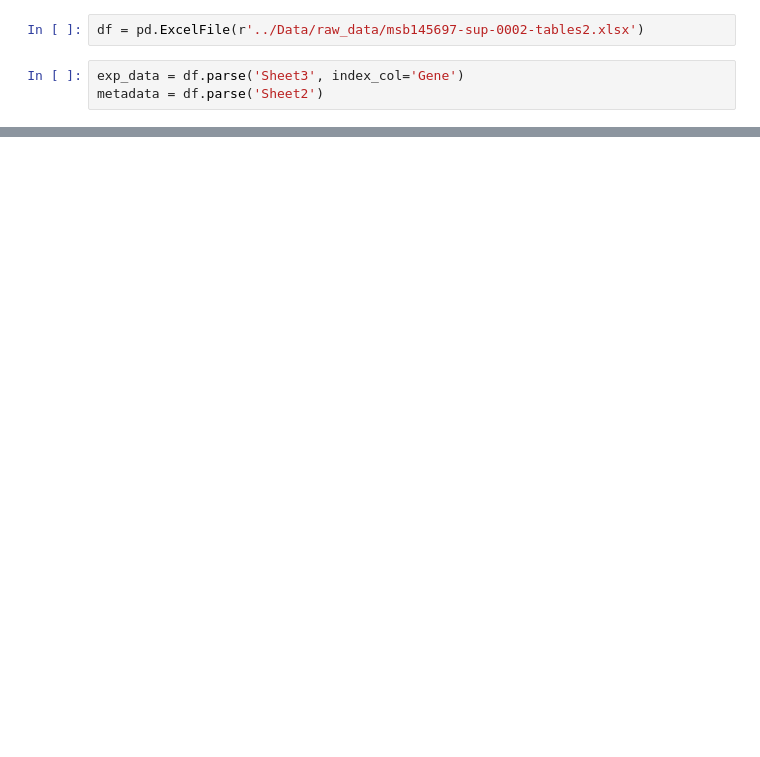
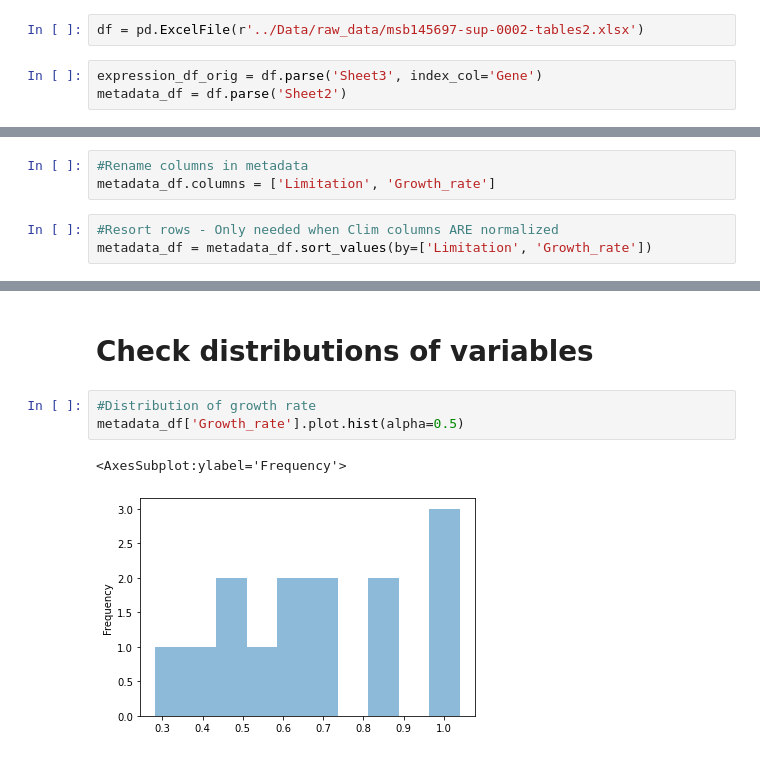
Before and after one commit to adamhockenberry/Growth-expression-translation, a Jupyter notebook: Code/Protein_scratch_SBS.ipynb, the cells around one changed output, grey strips where cells are left out. Cells and saved outputs as stored; diff of their text form; blank space fills up the shorter version.

```diff
--- a/Code/Protein_scratch_SBS.ipynb
+++ b/Code/Protein_scratch_SBS.ipynb
@@ -6,5 +9,5 @@ import seaborn as sns
 # %%
 df = pd.ExcelFile(r'../Data/raw_data/msb145697-sup-0002-tables2.xlsx')
 # %%
-exp_data = df.parse('Sheet3', index_col='Gene')
-metadata = df.parse('Sheet2')
+expression_df_orig = df.parse('Sheet3', index_col='Gene')
+metadata_df = df.parse('Sheet2')
@@ -10,0 +49,6 @@ metadata = df.parse('Sheet2')
+# %%
+#Rename columns in metadata
+metadata_df.columns = ['Limitation', 'Growth_rate']
+# %%
+#Resort rows - Only needed when Clim columns ARE normalized
+metadata_df = metadata_df.sort_values(by=['Limitation', 'Growth_rate'])
@@ -29,0 +190,8 @@ metadata.head()
+# %% [markdown]
+# Check distributions of variables
+# %%
+#Distribution of growth rate
+metadata_df['Growth_rate'].plot.hist(alpha=0.5)
+# %% [output]
+<AxesSubplot:ylabel='Frequency'>
+[figure, added]
```
Also changed, not shown: parts of 60 cells of this notebook, 6 other files.
